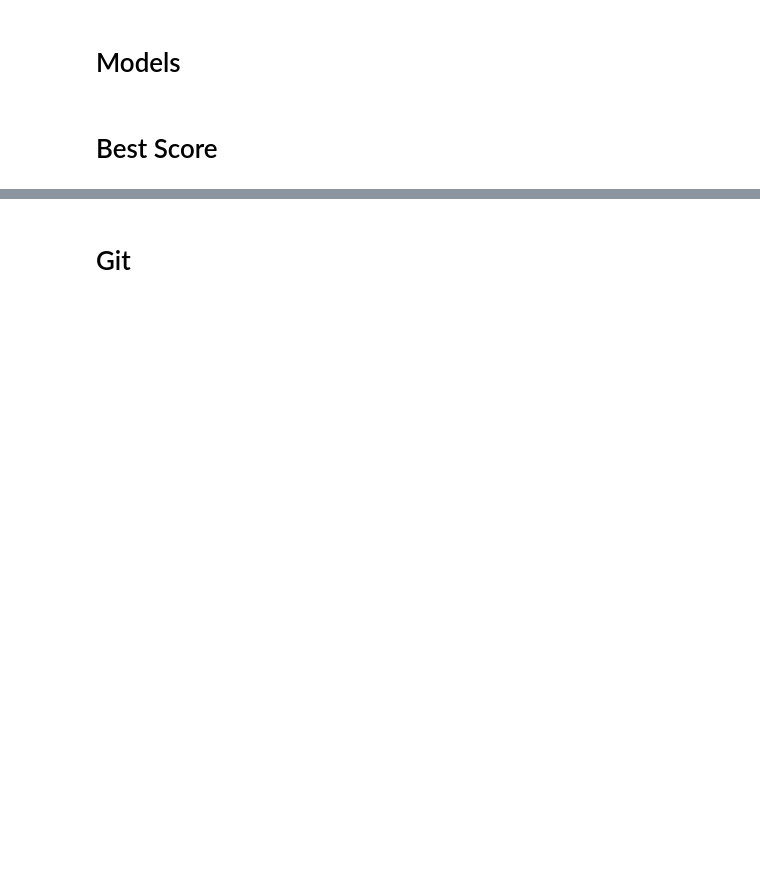
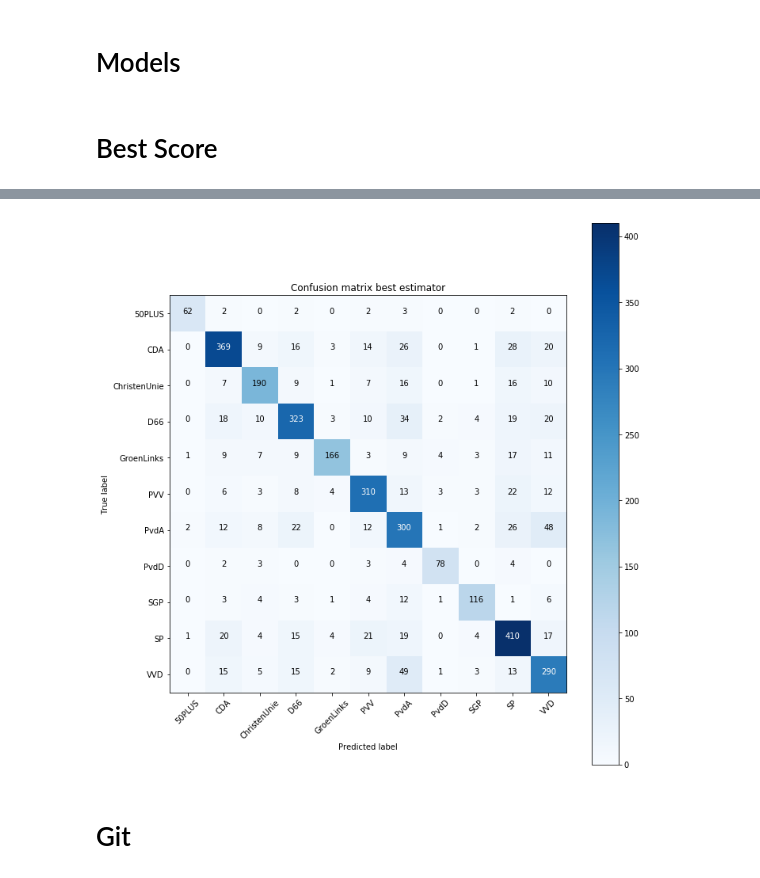
Before and after one commit to jaspervanderheide/Scriptie-Sprekers-TK, a Jupyter notebook: CompleteNotebook.ipynb, the cells around one changed output, grey strips where cells are left out. Cells and saved outputs as stored; diff of their text form; code cells hidden in the pictures; blank space fills up the shorter version.

```diff
--- a/CompleteNotebook.ipynb
+++ b/CompleteNotebook.ipynb
@@ -179,11 +213,13 @@ def plot_confusion_matrix(cm, classes,
     plt.xlabel('Predicted label')
 # %%
 plt.figure(figsize=(10, 10))
-cnf_matrix = confusion_matrix(dftest.party, predicted)
+cnf_matrix = confusion_matrix(df_test.party, predicted)
 plot_confusion_matrix(cnf_matrix, \
                       classes=sorted(list(df.party.unique())), \
                       title='Confusion matrix best estimator')
 plt.show()
+# %% [output]
+[figure, added]
 # %% [markdown]
 # Git
 # %%
```
Also changed, not shown: parts of 7 cells of this notebook.
